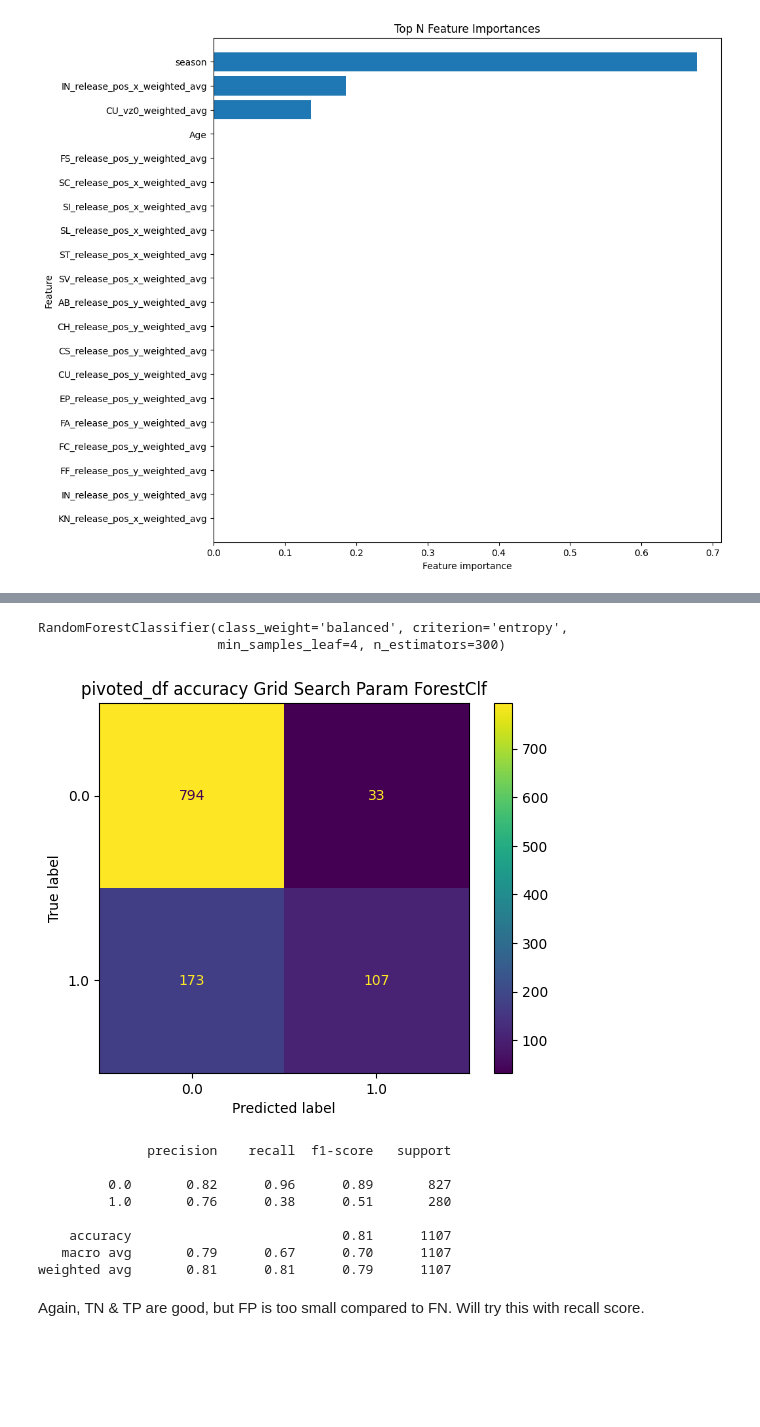
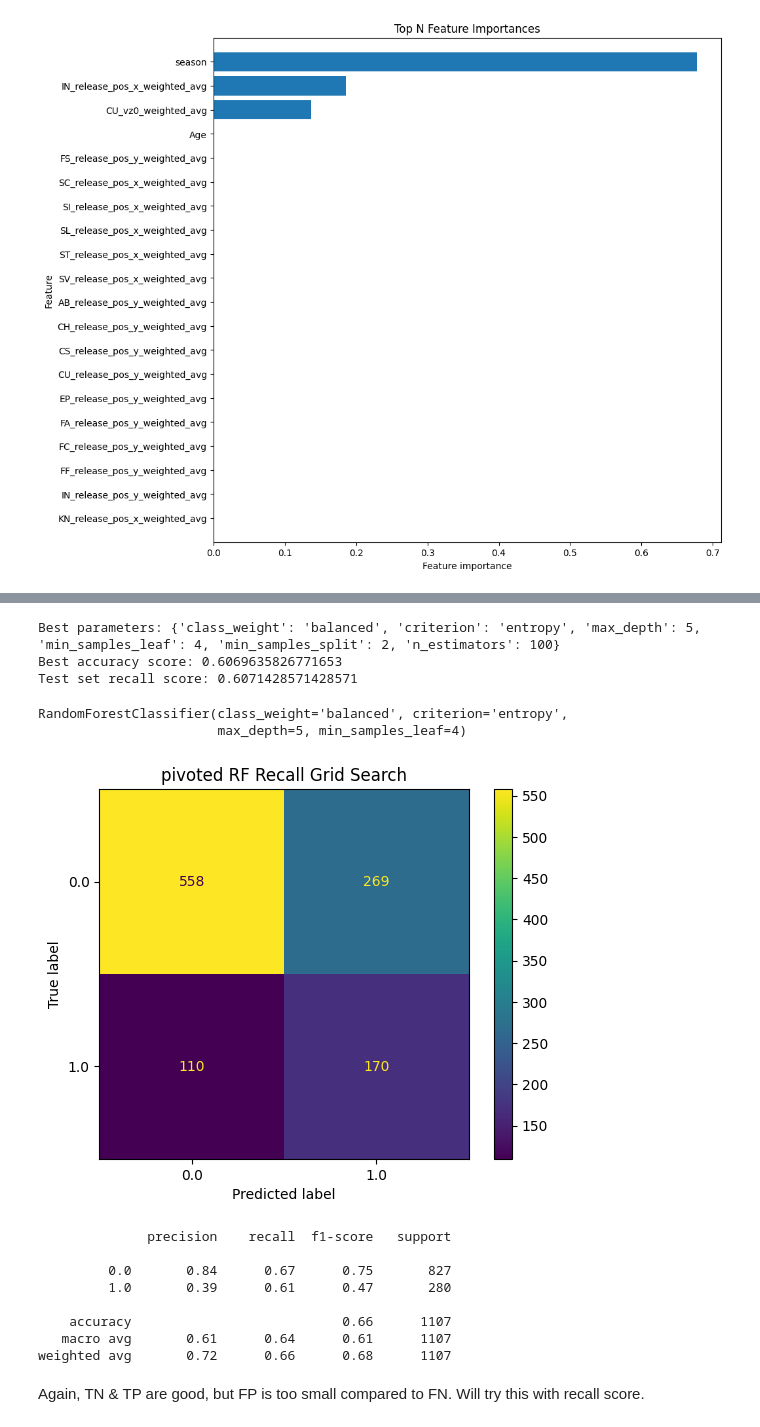
Before and after one commit to jjstreaman/Project_5_, a Jupyter notebook: model_notebook_2.ipynb, the cells around one changed output, grey strips where cells are left out. Saved outputs shown, nothing was run; the diff lists cells and outputs as text; code cells hidden in the pictures; blank space fills up the shorter version.

```diff
--- a/model_notebook_2.ipynb
+++ b/model_notebook_2.ipynb
@@ -800,29 +1262,56 @@ y = pivoted_df['Surgery']
 X = pivoted_df.drop('Surgery', axis=1)
 # %%
 X_train, X_test, y_train, y_test = train_test_split(X, y, test_size=0.3, random_state=42)
+# %%
+param_grid_rf = {
+    'n_estimators': [100, 200, 300],
+    'criterion': ['gini', 'entropy'],
+    'max_depth': [None, 5, 10, 15],
+    'min_samples_split': [2, 5, 10],
+    'min_samples_leaf': [1, 2, 4],
+    'class_weight': [None, 'balanced', {0:1, 1:2}, {0:1, 1:3}]
+}
+
+forest_clf = RandomForestClassifier()
+accuracy_scorer = make_scorer(recall_score)
+grid_search_rf = GridSearchCV(estimator=forest_clf, param_grid=param_grid_rf, scoring=accuracy_scorer, cv=5, n_jobs=-1)
+grid_search_rf.fit(X_train, y_train)
+
+print("Best parameters:", grid_search_rf.best_params_)
+print("Best accuracy score:", grid_search_rf.best_score_)
+
+best_rf = grid_search_rf.best_estimator_
+y_pred_rf = best_rf.predict(X_test)
+
+print("Test set recall score:", recall_score(y_test, y_pred_rf))
+# %% [output]
+Best parameters: {'class_weight': 'balanced', 'criterion': 'entropy', 'max_depth': 5, 'min_samples_leaf': 4, 'min_samples_split': 2, 'n_estimators': 100}
+Best accuracy score: 0.6069635826771653
+Test set recall score: 0.6071428571428571
 # %%
-forest_clf = RandomForestClassifier(class_weight='balanced', criterion='entropy', max_depth=None, min_samples_leaf=4, min_samples_split=2, n_estimators=300)
-forest_clf.fit(X_train, y_train)
+#forest_clf = RandomForestClassifier(class_weight='balanced', criterion='entropy', max_depth=None, min_samples_leaf=4, min_samples_split=2, n_estimators=300)
+best_rf.fit(X_train, y_train)
 # %% [output]
 RandomForestClassifier(class_weight='balanced', criterion='entropy',
-                       min_samples_leaf=4, n_estimators=300)
+                       max_depth=5, min_samples_leaf=4)
+# %%
+pred = best_rf.predict(X_test)
 # %%
-pred = forest_clf.predict(X_test)
 
 ConfusionMatrixDisplay.from_predictions(y_test, pred)
-plt.title('pivoted_df accuracy Grid Search Param ForestClf')
+plt.title('pivoted RF Recall Grid Search')
 plt.show()
 print(classification_report(y_test, pred))
 # %% [output]
-[figure, old version]
+[figure, new version]
               precision    recall  f1-score   support
 
-         0.0       0.82      0.96      0.89       827
-         1.0       0.76      0.38      0.51       280
+         0.0       0.84      0.67      0.75       827
+         1.0       0.39      0.61      0.47       280
 
-    accuracy                           0.81      1107
-   macro avg       0.79      0.67      0.70      1107
-weighted avg       0.81      0.81      0.79      1107
+    accuracy                           0.66      1107
+   macro avg       0.61      0.64      0.61      1107
+weighted avg       0.72      0.66      0.68      1107
 # %% [markdown]
 Again, TN & TP are good, but FP is too small compared to FN.
 Will try this with recall score.
```
Also changed, not shown: parts of 91 cells of this notebook, 3 other files.
